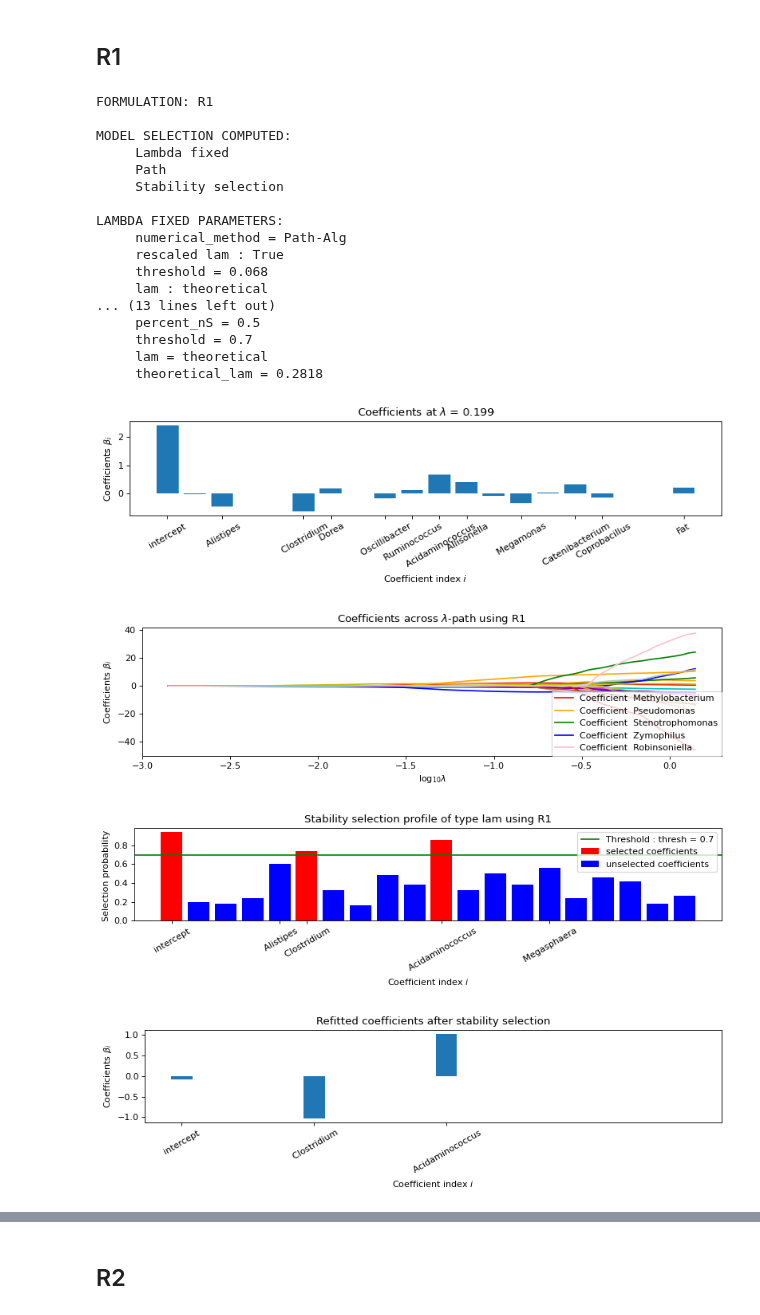
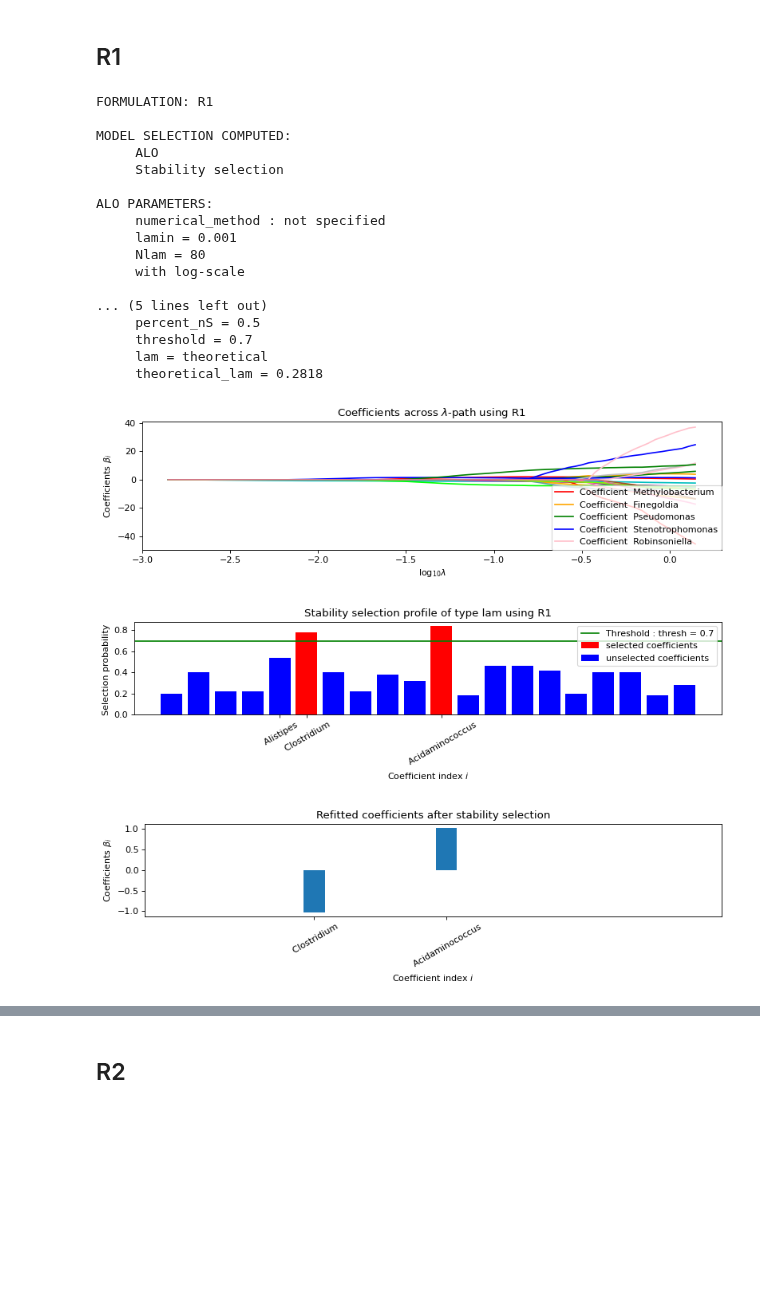
Before and after one commit to Leo-Simpson/c-lasso, a Jupyter notebook: examples/example-notebook.ipynb, the cells around one changed output, grey strips where cells are left out. Saved outputs shown, nothing was run; the diff lists cells and outputs as text; code cells hidden in the pictures; blank space fills up the shorter version.

Commit message:
add plots ALO

```diff
--- a/examples/example-notebook.ipynb
+++ b/examples/example-notebook.ipynb
@@ -55,41 +60,40 @@ X.shape
 # %%
 problem = classo_problem(X, y, C, label = label)
 
-problem.formulation.intercept = True
-problem.model_selection.LAMfixed                    = True
+#problem.formulation.intercept = True
+problem.model_selection.LAMfixed                    = False
 problem.model_selection.StabSelparameters.method      = 'lam'
 problem.model_selection.StabSelparameters.threshold_label = 0.5
-problem.model_selection.PATH = True
+#problem.model_selection.PATH = True
 problem.model_selection.ALO = True
 # %% [markdown]
 ## R1
 # %%
 problem.data.label = label
 problem.formulation.concomitant = False
 problem.solve()
-problem.solution.PATH.save = path + 'R1-'
+#problem.solution.PATH.save = path + 'R1-'
 problem.solution.StabSel.save1 = path + 'R1-StabSel'
 problem.solution.StabSel.save2 = path + 'R1-StabSel-beta'
 print(problem, problem.solution)
 # %% [output]
 FORMULATION: R1
 
 MODEL SELECTION COMPUTED:
-     Lambda fixed
-     Path
+     ALO
      Stability selection
 
-LAMBDA FIXED PARAMETERS:
-     numerical_method = Path-Alg
-     rescaled lam : True
-     threshold = 0.068
-     lam : theoretical
-... (13 lines left out)
+ALO PARAMETERS:
+     numerical_method : not specified
+     lamin = 0.001
+     Nlam = 80
+     with log-scale
+
+... (5 lines left out)
      percent_nS = 0.5
      threshold = 0.7
      lam = theoretical
      theoretical_lam = 0.2818
-[figure, old version]
+[figure, new version]
-[figure, old version]
+[figure, new version]
-[figure, old version]
+[figure, new version]
-[figure, removed]
```
Also changed, not shown: parts of 2 cells of this notebook, 2 other files.
